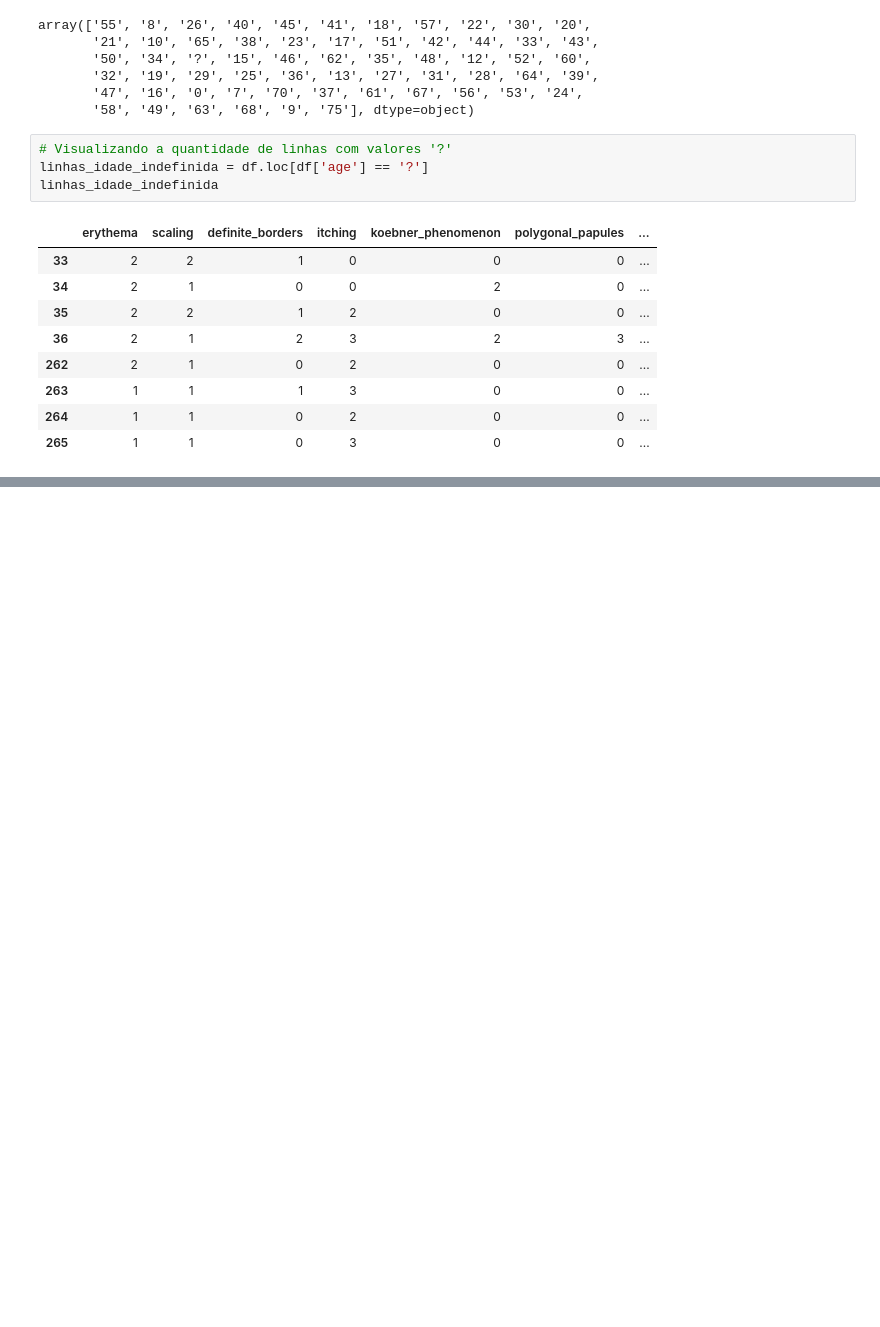
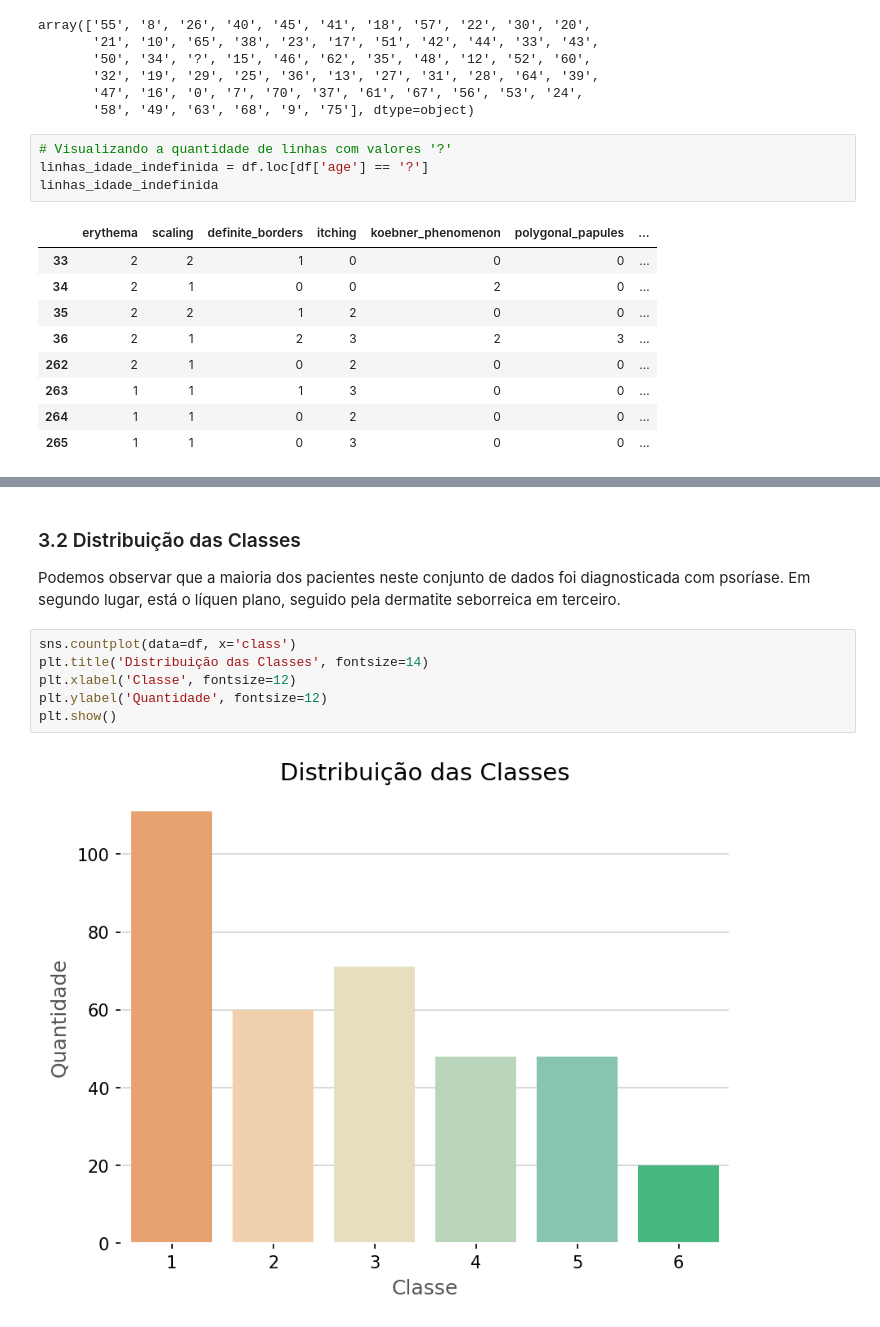
Before and after one commit to CrisNakamura/projeto_deteccao_eritemato-escamosa, a Jupyter notebook: notebooks/EDA.ipynb, the cells around one changed output, grey strips where cells are left out. Saved outputs shown, nothing was run; the diff lists cells and outputs as text; blank space fills up the shorter version.

Commit message:
[feat] Análise Exploratória de Dados

```diff
--- a/notebooks/EDA.ipynb
+++ b/notebooks/EDA.ipynb
@@ -255,0 +287,12 @@ Após o tratamento, o dataset possui 358 linhas e 35 colunas
+# %% [markdown]
+### 3.2 Distribuição das Classes
+
+Podemos observar que a maioria dos pacientes neste conjunto de dados foi diagnosticada com psoríase. Em segundo lugar, está o líquen plano, seguido pela dermatite seborreica em terceiro.
+# %%
+sns.countplot(data=df, x='class')
+plt.title('Distribuição das Classes', fontsize=14)
+plt.xlabel('Classe', fontsize=12)
+plt.ylabel('Quantidade', fontsize=12)
+plt.show()
+# %% [output]
+[figure, added]
```
Also changed, not shown: parts of 10 cells of this notebook.
